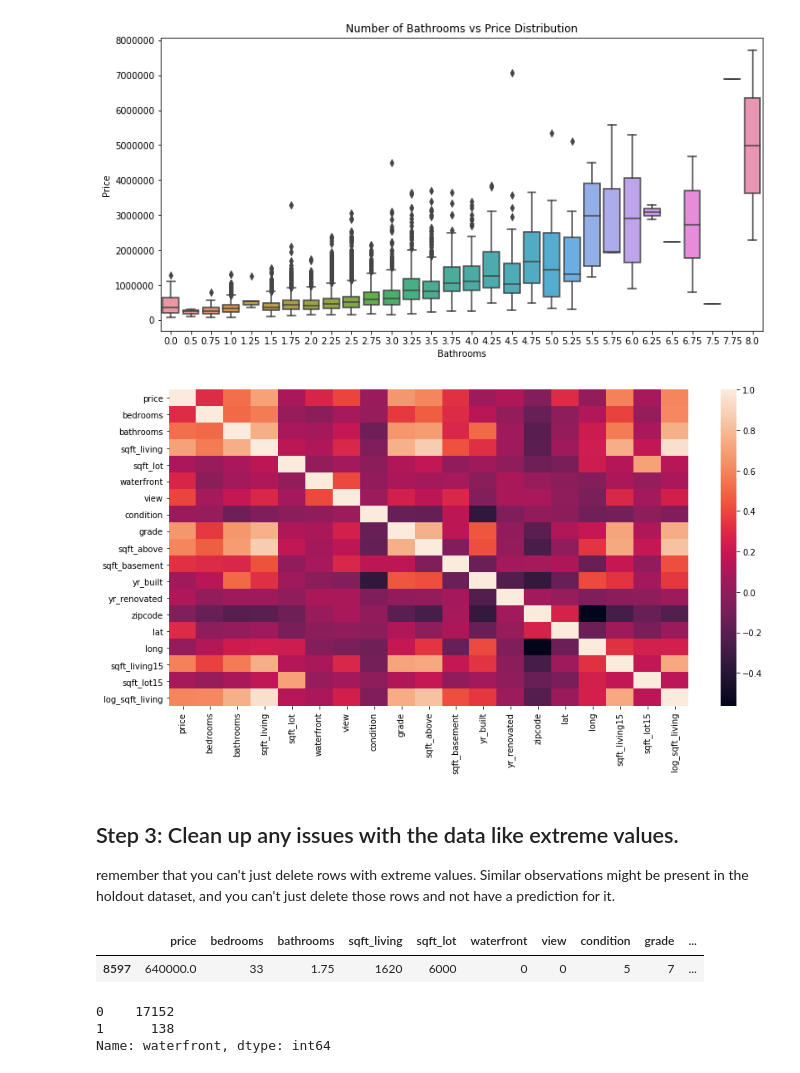
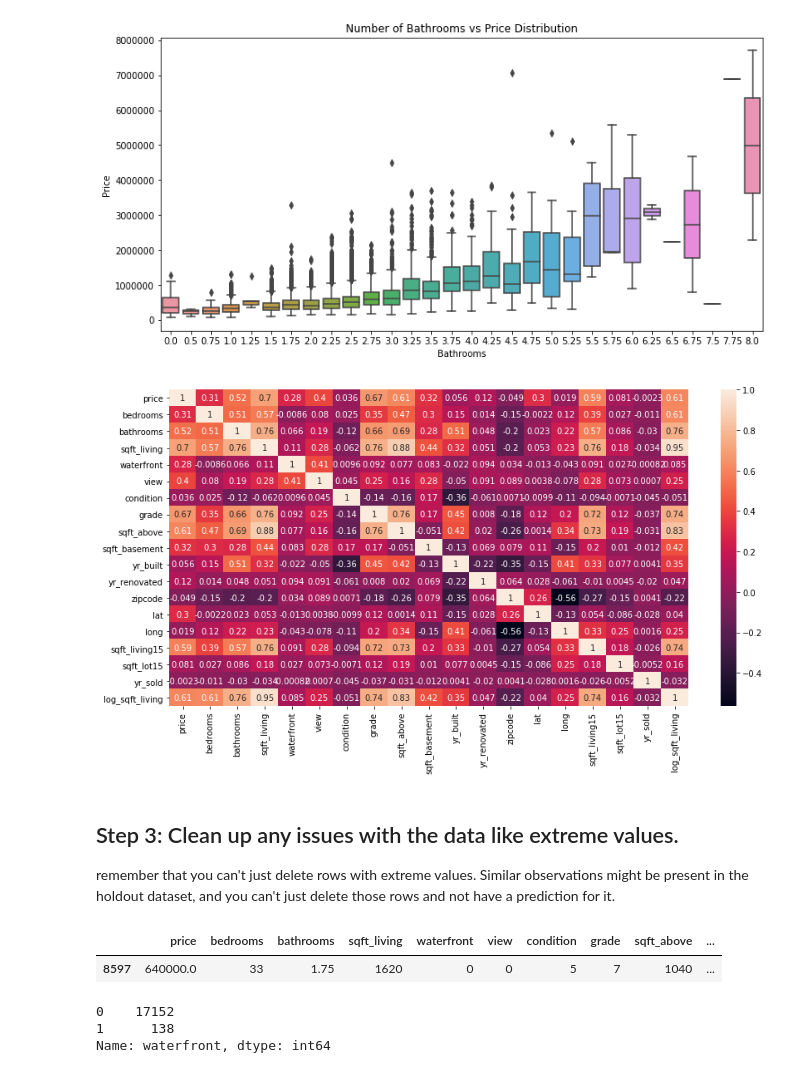
Before and after one commit to wooyounghong/House_price_predictions_bakeoff, a Jupyter notebook: Wayne_Modeling_Process.ipynb, the cells around one changed output. Saved outputs shown, nothing was run; the diff lists cells and outputs as text; code cells hidden in the pictures.

```diff
--- a/Wayne_Modeling_Process.ipynb
+++ b/Wayne_Modeling_Process.ipynb
@@ -88,0 +87,6 @@ df.head()
+# %%
+# DATE COL converted to year, month, date
+train_df = df.copy()
+#
+train_df.date = train_df.date.apply(lambda x: x[0:8])
+train_df.date.value_counts()
@@ -88,0 +111,4 @@ df.head()
+# %%
+# create train_df['yr_sold'], train_df['mon_sold']
+train_df['yr_sold'] = train_df.date.apply(lambda x: datetime.strptime(x, "%Y%m%d").year)
+train_df['yr_sold'].value_counts()
@@ -91,9 +140,9 @@ df.head()
 # df['yr_sold'].value_counts()
 # %%
 # At the first glance, looking at the columns, I find id and date not useful and may influence numbers later. So for our training model, I will create new df without the id
+# floor had a high p-value so we know it is not significant to our model
 
-
-train_df = df.drop(axis=1, columns=['id', 'date', 'floors'])
+train_df = train_df.drop(axis=1, columns=['id', 'date', 'floors'])
 # %%
 train_df.head()
 # %% [output]
@@ -172,3 +221,6 @@ train_df
+# %%
+# DROP sqft_lot because pvalue shows that it is not significant at 0.274
+train_df.drop(columns=['sqft_lot'], axis=1, inplace=True)
 # %%
 all_ind_features_list = [val for val in train_df.columns if val != 'price']
 all_ind_features_str = '+'.join(all_ind_features_list)
@@ -261,9 +313,9 @@ ax.set(xlabel='Bathrooms', ylabel='Price',title='Number of Bathrooms vs Price Di
 # %%
 # Correlation Matrix
 fig, ax = plt.subplots(figsize=(14, 7))
-sns.heatmap(train_df.corr());
+sns.heatmap(train_df.corr(), annot=True);
 # %% [output]
-[figure, old version]
+[figure, new version]
 # %% [markdown]
 ## Step 3: Clean up any issues with the data like extreme values.
 
@@ -272,8 +324,8 @@ remember that you can't just delete rows with extreme values. Similar observatio
 # Let's look at the row with 33 bedrooms and row with 7.5 bedroom from graph
 train_df[train_df['bedrooms'] == 33]
 # %% [output]
-|  | price | bedrooms | bathrooms | sqft_living | sqft_lot | waterfront | view | condition | grade | ... |
-| 8597 | 640000.0 | 33 | 1.75 | 1620 | 6000 | 0 | 0 | 5 | 7 | ... |
+|  | price | bedrooms | bathrooms | sqft_living | waterfront | view | condition | grade | sqft_above | ... |
+| 8597 | 640000.0 | 33 | 1.75 | 1620 | 0 | 0 | 5 | 7 | 1040 | ... |
 # %%
 # How to go at data cleaning:
 ## Should we drop these outliers?
```
Also changed, not shown: parts of 44 cells of this notebook.
